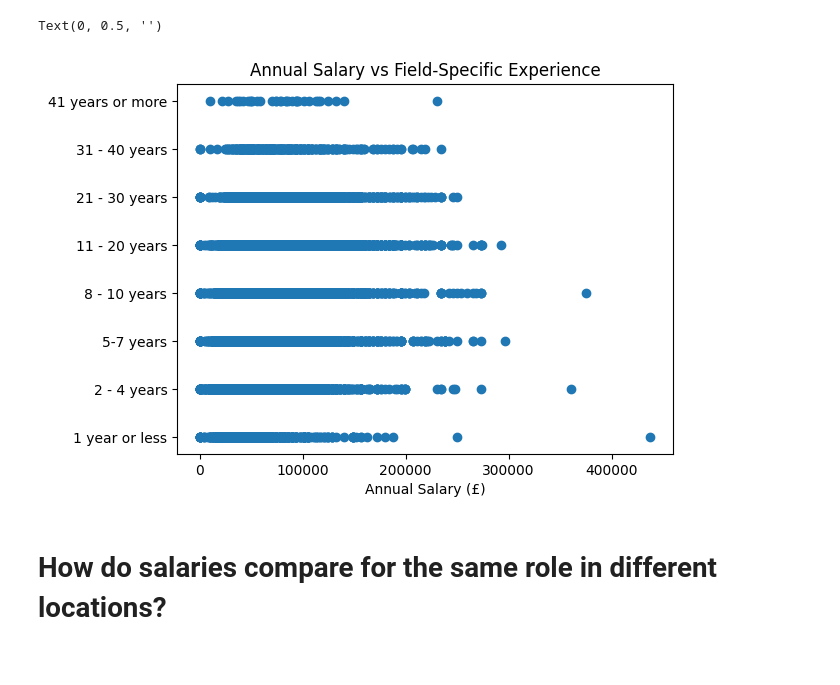
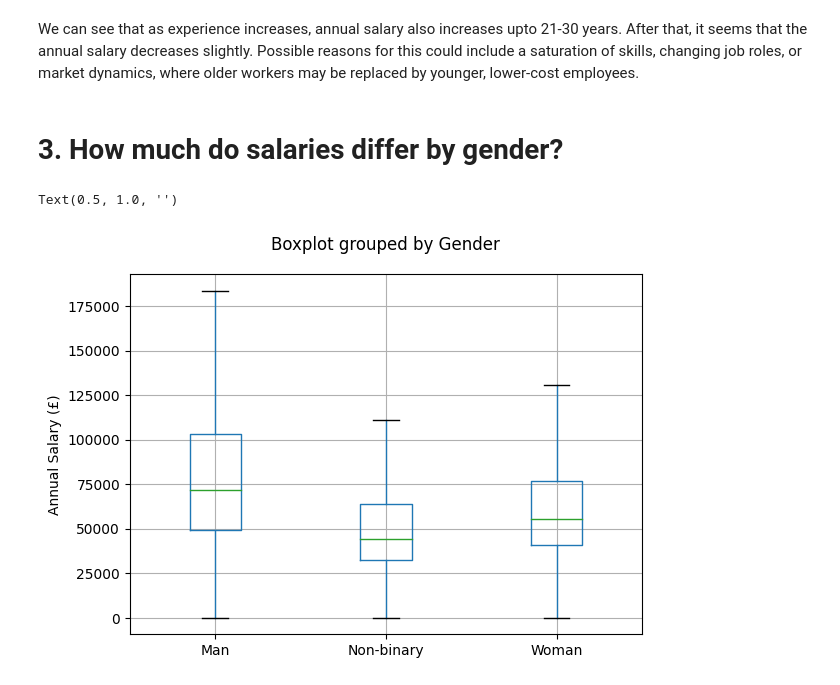
Before and after one commit to mabdullah2971/Portfolio, a Jupyter notebook: Salary Survey Analysis/data_analysis.ipynb, the cells around one changed output. Cells and saved outputs as stored; diff of their text form; code cells hidden in the pictures.

```diff
--- a/Salary Survey Analysis/data_analysis.ipynb
+++ b/Salary Survey Analysis/data_analysis.ipynb
@@ -42,13 +49,12 @@ Text(0, 0.5, '')
-# %%
-# Scatterplot with Field-Specific Experience
-plt.figure()
-plt.scatter(df['Annual_Salary'], df['Field_Experience'].replace(exp_map))
-plt.yticks(range(len(experience_order)), experience_order)
-plt.title('Annual Salary vs Field-Specific Experience')
-plt.xlabel('Annual Salary (£)')
-plt.ylabel('')
-# %% [output]
-Text(0, 0.5, '')
-[figure, removed]
-# %% [markdown]
-# How do salaries compare for the same role in different locations?
+# %% [markdown]
+We can see that as experience increases, annual salary also increases upto 21-30 years. After that, it seems that the annual salary decreases slightly. Possible reasons for this could include a saturation of skills, changing job roles, or market dynamics, where older workers may be replaced by younger, lower-cost employees.
+# %% [markdown]
+# 3. How much do salaries differ by gender?
+# %%
+df.boxplot(column='Annual_Salary', by='Gender', showfliers=False)
+plt.xlabel('')
+plt.ylabel('Annual Salary (£)')
+plt.title('')
+# %% [output]
+Text(0.5, 1.0, '')
+[figure, added]
```
Also changed, not shown: parts of 16 cells of this notebook, 5 other files.
